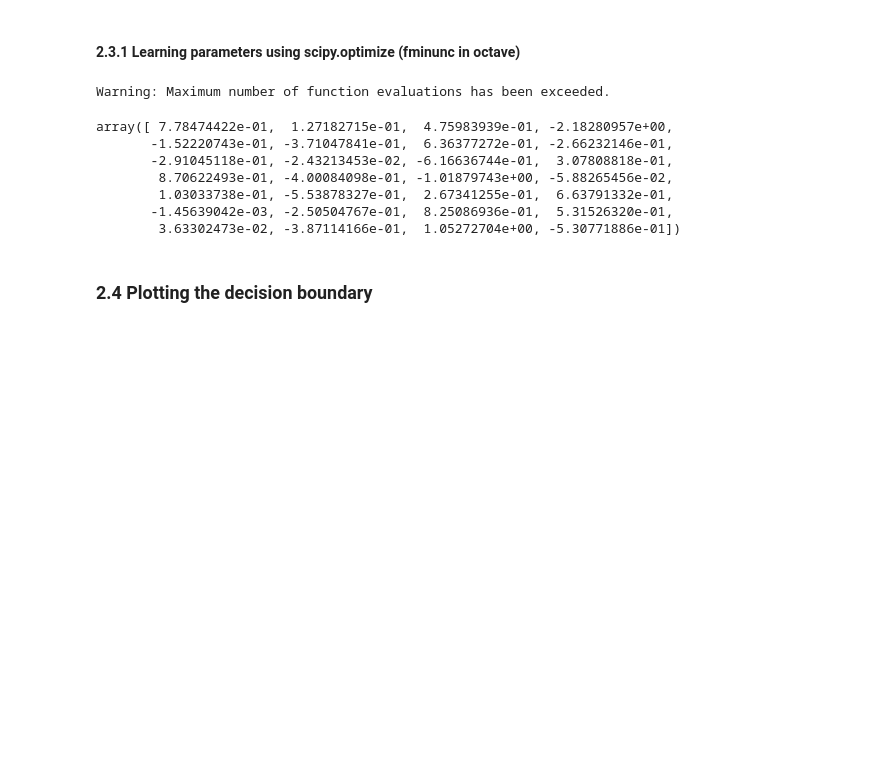
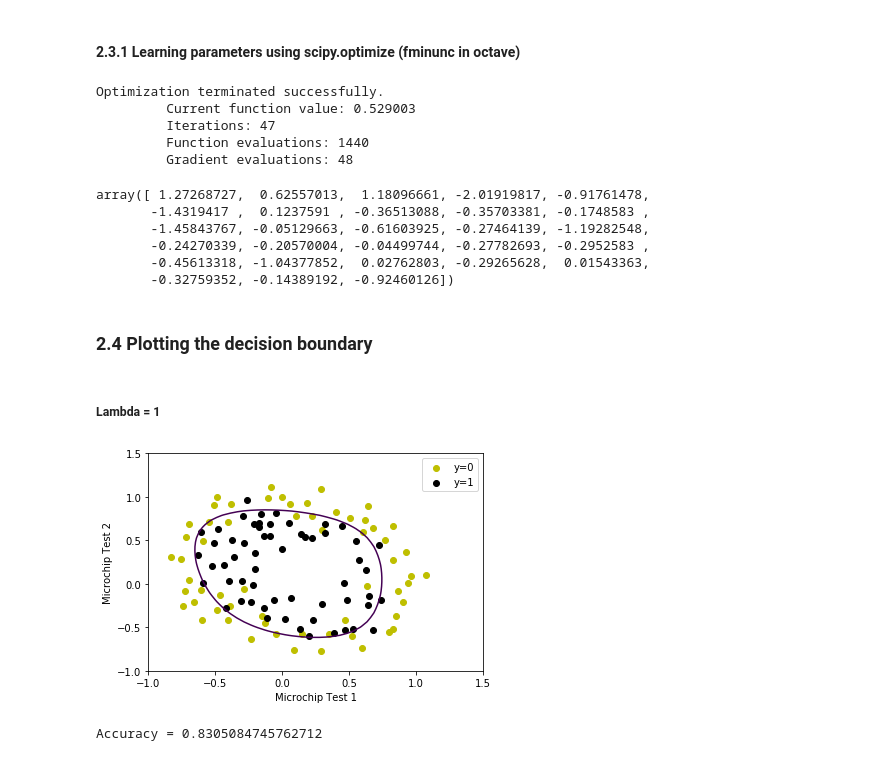
Before and after one commit to jcbaker1/Coursera, a Jupyter notebook: ML/machine-learning-ex2/ex2_python/ex2.ipynb, the cells around one changed output. Saved outputs shown, nothing was run; the diff lists cells and outputs as text; code cells hidden in the pictures; blank space fills up the shorter version.

```diff
--- a/ML/machine-learning-ex2/ex2_python/ex2.ipynb
+++ b/ML/machine-learning-ex2/ex2_python/ex2.ipynb
@@ -406,7 +406,8 @@ def mapFeature(X1, X2, degree=6):
 
     Inputs X1, X2 must be the same size
     """
-    out = np.ones(X1.shape[0])
+    m = len(X1)
+    out = np.ones(m)
 
     for i in np.arange(1, degree + 1, 1):
         for j in range(i+1):
@@ -538,18 +539,58 @@ initial_theta = np.zeros(X.shape[1]);
 # Set regularization parameter lambda to 1 (you should vary this)
 Lambda = 1;
 # %%
-theta_opt = optimize.fmin(costFunctionReg, x0=theta, args=(X, y, Lambda))
+theta_opt = optimize.fmin_bfgs(costFunctionReg, x0=theta, args=(X, y, Lambda))
 # %% [output]
-Warning: Maximum number of function evaluations has been exceeded.
+Optimization terminated successfully.
+         Current function value: 0.529003
+         Iterations: 47
+         Function evaluations: 1440
+         Gradient evaluations: 48
 # %%
 theta_opt
 # %% [output]
-array([ 7.78474422e-01,  1.27182715e-01,  4.75983939e-01, -2.18280957e+00,
-       -1.52220743e-01, -3.71047841e-01,  6.36377272e-01, -2.66232146e-01,
-       -2.91045118e-01, -2.43213453e-02, -6.16636744e-01,  3.07808818e-01,
-        8.70622493e-01, -4.00084098e-01, -1.01879743e+00, -5.88265456e-02,
-        1.03033738e-01, -5.53878327e-01,  2.67341255e-01,  6.63791332e-01,
-       -1.45639042e-03, -2.50504767e-01,  8.25086936e-01,  5.31526320e-01,
-        3.63302473e-02, -3.87114166e-01,  1.05272704e+00, -5.30771886e-01])
+array([ 1.27268727,  0.62557013,  1.18096661, -2.01919817, -0.91761478,
+       -1.4319417 ,  0.1237591 , -0.36513088, -0.35703381, -0.1748583 ,
+       -1.45843767, -0.05129663, -0.61603925, -0.27464139, -1.19282548,
+       -0.24270339, -0.20570004, -0.04499744, -0.27782693, -0.2952583 ,
+       -0.45613318, -1.04377852,  0.02762803, -0.29265628,  0.01543363,
+       -0.32759352, -0.14389192, -0.92460126])
 # %% [markdown]
 ### 2.4 Plotting the decision boundary
+# %% [markdown]
+##### Lambda = 1
+# %%
+plt.scatter(X[y == 0, 1], X[y == 0, 2], label = 'y=0', color='y')
+plt.scatter(X[y == 1, 1], X[y == 1, 2], label = 'y=1', color='k')
+plt.xlabel('Microchip Test 1')
+plt.ylabel('Microchip Test 2')
+
+if X.shape[1] <= 3:
+    plot_x = [min(X[:, 1])-2, max(X[:, 1])+2]
+    plot_y = (-1./theta_opt[2])*(theta_opt[1]*plot_x + theta_opt[0]);
+
+    plt.plot(plot_x, plot_y)
+
+else:
+    u = np.linspace(-1, 1.5, 50);
+    v = np.linspace(-1, 1.5, 50);
+
+    z = np.zeros((len(u), len(v)));
+    # Evaluate z = theta*x over the grid
+    for i in range(len(u)):
+        for j in range(len(v)):
+            z[i,j] = mapFeature(np.array([u[i]]), np.array([v[j]])).dot(theta_opt);
+    z = np.transpose(z); # important to transpose z before calling contour
+
+    # Plot z = 0
+    # Notice you need to specify the level 0
+    plt.contour(u, v, z, levels=[0])
+
+    # Legend, specific for the exercise
+    plt.legend()
+# %% [output]
+[figure, added]
+# %%
+print('Accuracy = {}'.format(np.mean(np.double(predict(theta_opt, X) == y))))
+# %% [output]
+Accuracy = 0.8305084745762712
```
Also changed, not shown: parts of 15 cells of this notebook.
